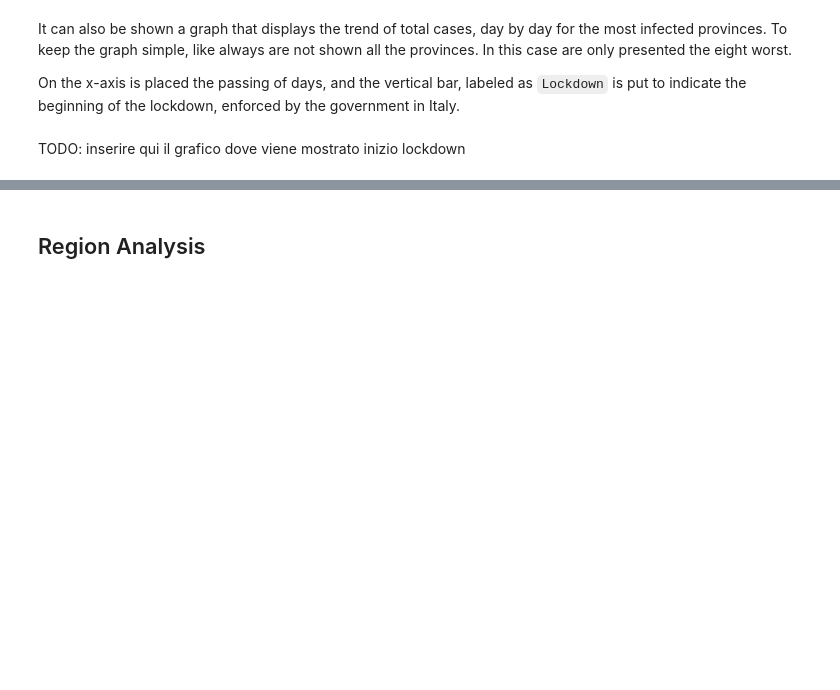
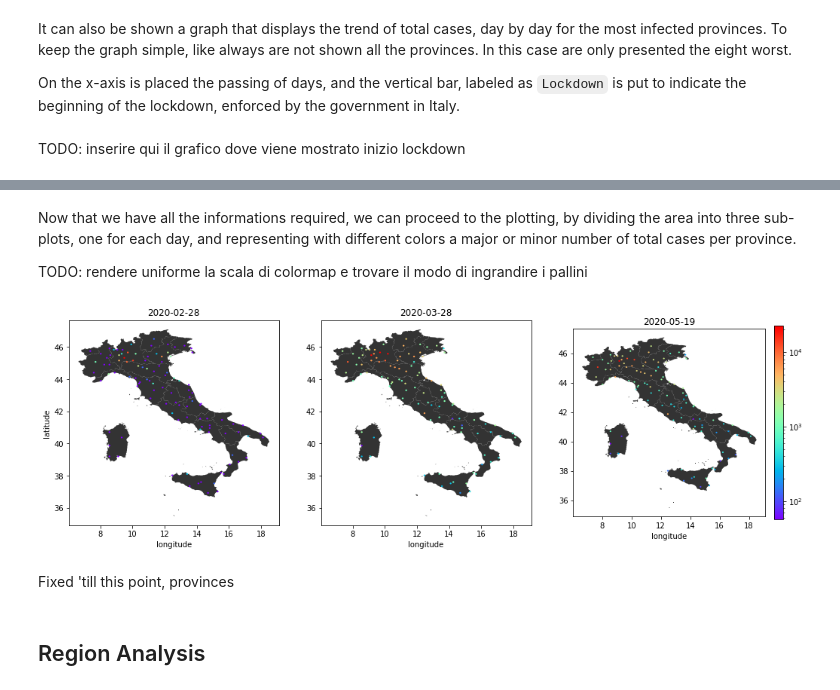
Before and after one commit to ClaudiaRaffaelli/COVID-19-analysis, a Jupyter notebook: covid-19_pandas_analysis.ipynb, the cells around one changed output, grey strips where cells are left out. Cells and saved outputs as stored; diff of their text form; code cells hidden in the pictures; blank space fills up the shorter version.

Commit message:
Added map data and dots to original notebook

```diff
--- a/covid-19_pandas_analysis.ipynb
+++ b/covid-19_pandas_analysis.ipynb
@@ -324,0 +359,5 @@ TODO: inserire qui il grafico dove viene mostrato inizio lockdown
+# %%
+density_data = refined_province_data[refined_province_data['data'].isin(['2020-02-28', '2020-03-28', '2020-05-19'])].drop(
+    columns=["denominazione_regione"]).set_index(
+    ["data", "denominazione_provincia"]).sort_index()
+density_data.head()
@@ -324,0 +376,5 @@ TODO: inserire qui il grafico dove viene mostrato inizio lockdown
+# %%
+crs = CRS("epsg:4326")
+geometry = [Point(xy) for xy in zip(density_data['long'], density_data['lat'])]
+# plotting some points
+geometry[:3]
@@ -324,0 +387,3 @@ TODO: inserire qui il grafico dove viene mostrato inizio lockdown
+# %%
+geo_df= gpd.GeoDataFrame(density_data, crs = crs, geometry = geometry)
+geo_df.head()
@@ -325,3 +398,34 @@ TODO: inserire qui il grafico dove viene mostrato inizio lockdown
+# %% [markdown]
+Now that we have all the informations required, we can proceed to the plotting, by dividing the area into three sub-plots, one for each day, and representing with different colors a major or minor number of total cases per province.
+
+TODO: rendere uniforme la scala di colormap e trovare il modo di ingrandire i pallini
+# %%
+from matplotlib.colors import LinearSegmentedColormap
+
+days = density_data.index.unique(level=0)
+grid_size = (1,len(days)) #three days
+fig, axes = plt.subplots(nrows=grid_size[0], ncols=grid_size[1], figsize=(17,6))
+
+for i, day in enumerate(range(len(days))):
+    rowData = geo_df.loc[ days[i] , : ]
+    totale_casi_per_data=rowData['totale_casi']
+    x=rowData['long']
+    y=rowData['lat']
+
+    axes[i].set_title(days[i])
+    axes[i].set_xlabel("longitude")
+
+    map_df.plot(ax=axes[i], alpha=0.8, color="black")
+    im = axes[i].hexbin(x,y, C=totale_casi_per_data, bins='log', edgecolors=None, cmap='rainbow')
+
+# Color bar
+axes[0].set_ylabel("latitude")
+plt.colorbar(im,fraction=0.046, pad=0.04)
+plt.show()
+# %% [output]
+[figure, added]
+# %% [markdown]
+Fixed 'till this point, provinces
 # %% [markdown]
 ## Region Analysis
 # %% [markdown]
```
Also changed, not shown: parts of 16 cells of this notebook, 1 other file.
